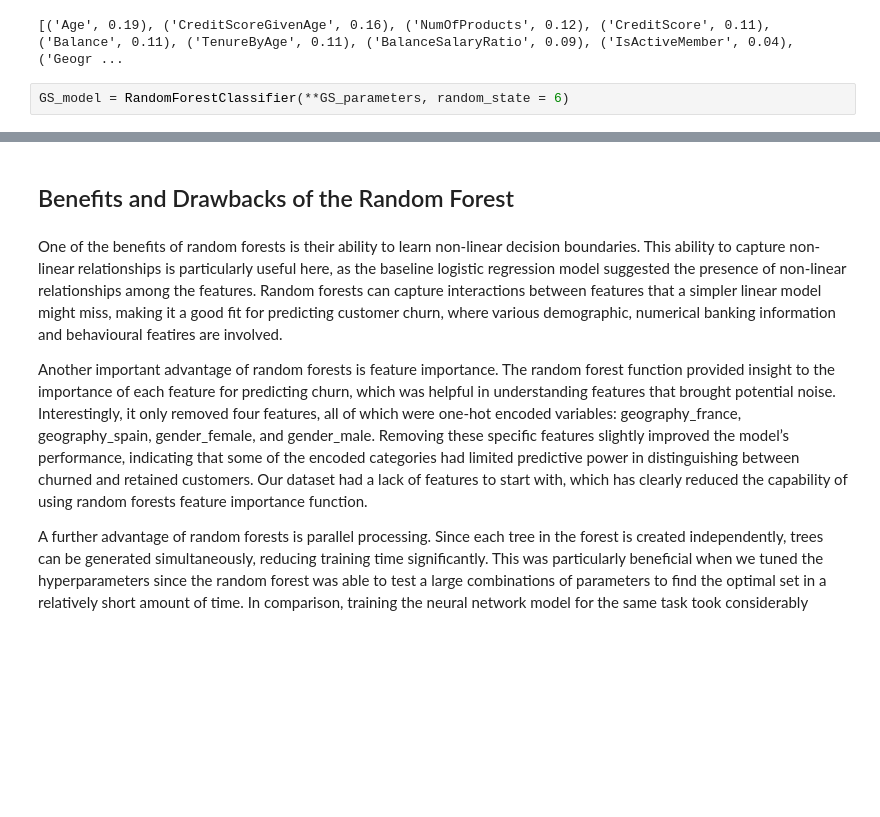
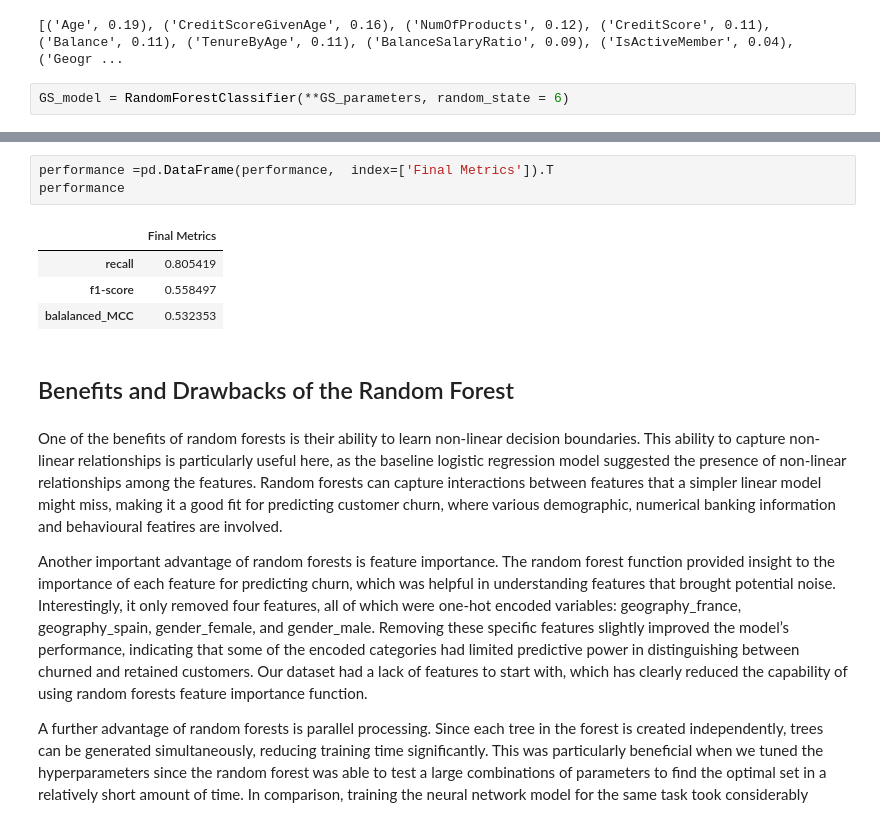
Before and after one commit to djjjones6/Group_Assessment_1, a Jupyter notebook: 04-RandomForest/randomForest.ipynb, the cells around one changed output, grey strips where cells are left out. Saved outputs shown, nothing was run; the diff lists cells and outputs as text; blank space fills up the shorter version.

```diff
--- a/04-RandomForest/randomForest.ipynb
+++ b/04-RandomForest/randomForest.ipynb
@@ -598,3 +708,11 @@ final_performance
+# %%
+performance =pd.DataFrame(performance,  index=['Final Metrics']).T
+performance
+# %% [output]
+|  | Final Metrics |
+| recall | 0.805419 |
+| f1-score | 0.558497 |
+| balalanced_MCC | 0.532353 |
 # %% [markdown]
 ## Benefits and Drawbacks of the Random Forest
 # %% [markdown]
```
Also changed, not shown: parts of 12 cells of this notebook, 1 other file.
